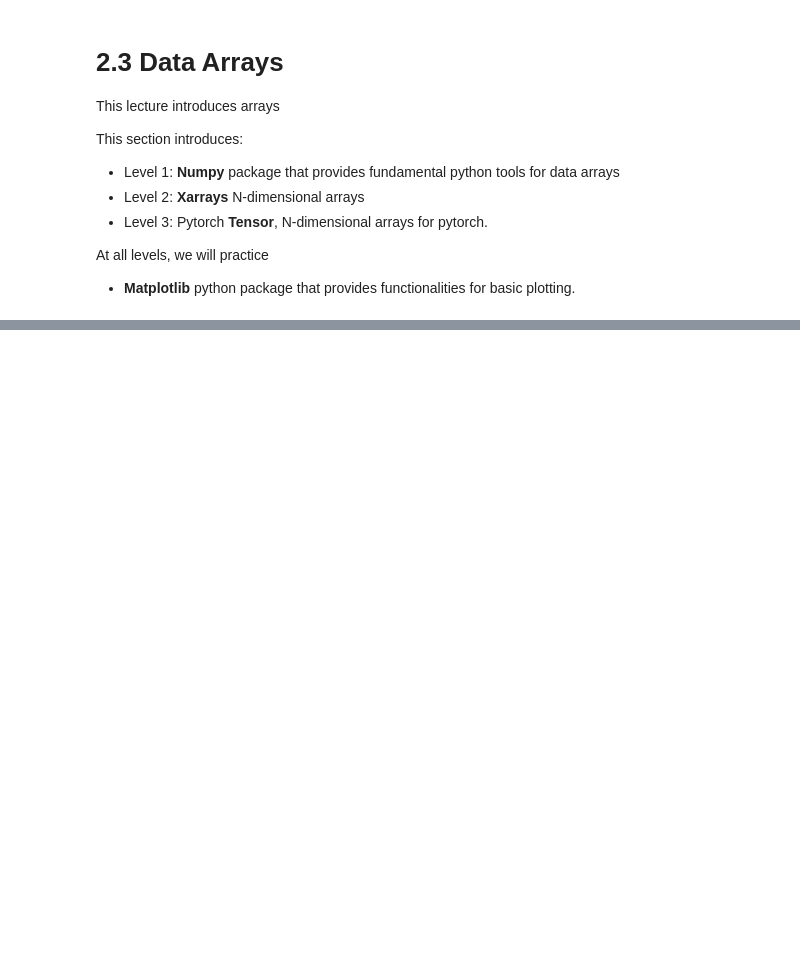
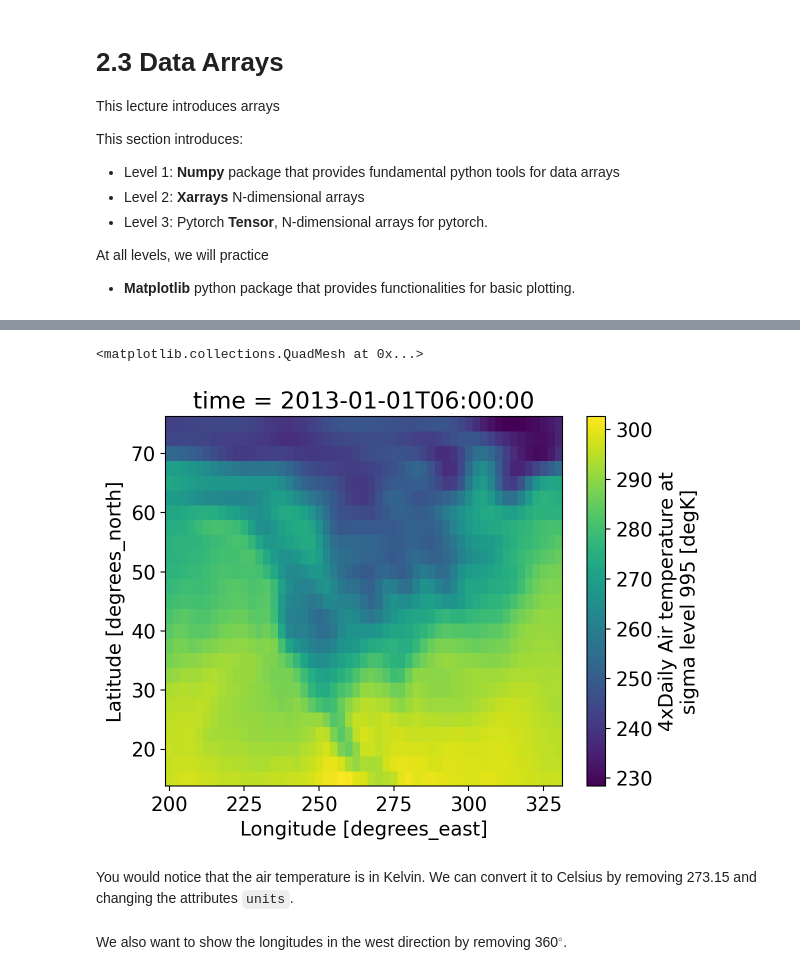
Before and after one commit to geo-smart/mlgeo, a Jupyter notebook: book/Chapter2-DataManipulation/2.4_Arrays.ipynb, the cells around one changed output, grey strips where cells are left out. Cells and saved outputs as stored; diff of their text form; code cells hidden in the pictures; blank space fills up the shorter version.

```diff
--- a/book/Chapter2-DataManipulation/2.4_Arrays.ipynb
+++ b/book/Chapter2-DataManipulation/2.4_Arrays.ipynb
@@ -194,0 +267,3 @@ plt.xlabel('X2');plt.ylabel('X3')
+# %%
+ds = xr.tutorial.load_dataset("air_temperature")
+ds
@@ -194,0 +378,4 @@ plt.xlabel('X2');plt.ylabel('X3')
+# %%
+# assign your own attributes!
+ds.air.attrs["who_is_awesome"] = "xarray"
+ds.air.attrs
@@ -194,0 +426,7 @@ plt.xlabel('X2');plt.ylabel('X3')
+# %%
+ds.air.isel(time=1).plot(x="lon")
+# %% [output]
+<matplotlib.collections.QuadMesh at 0x...>
+[figure, added]
+# %% [markdown]
+You would notice that the air temperature is in Kelvin. We can convert it to Celsius by removing 273.15 and changing the attributes ``units``.
@@ -194,0 +437,2 @@ plt.xlabel('X2');plt.ylabel('X3')
+# %% [markdown]
+We also want to show the longitudes in the west direction by removing 360$^\circ$.
```
Also changed, not shown: parts of 72 cells of this notebook, 52 other files.
